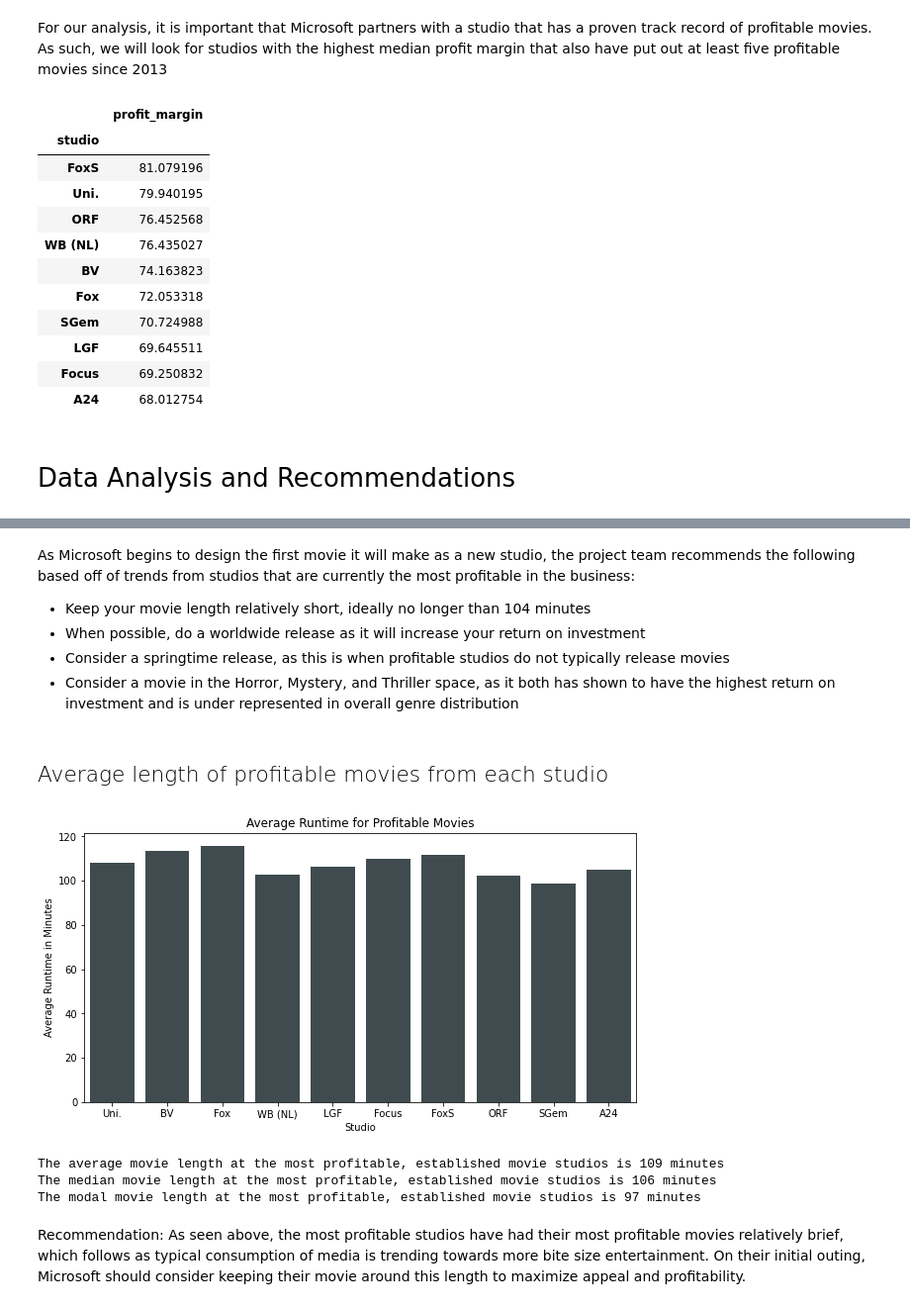
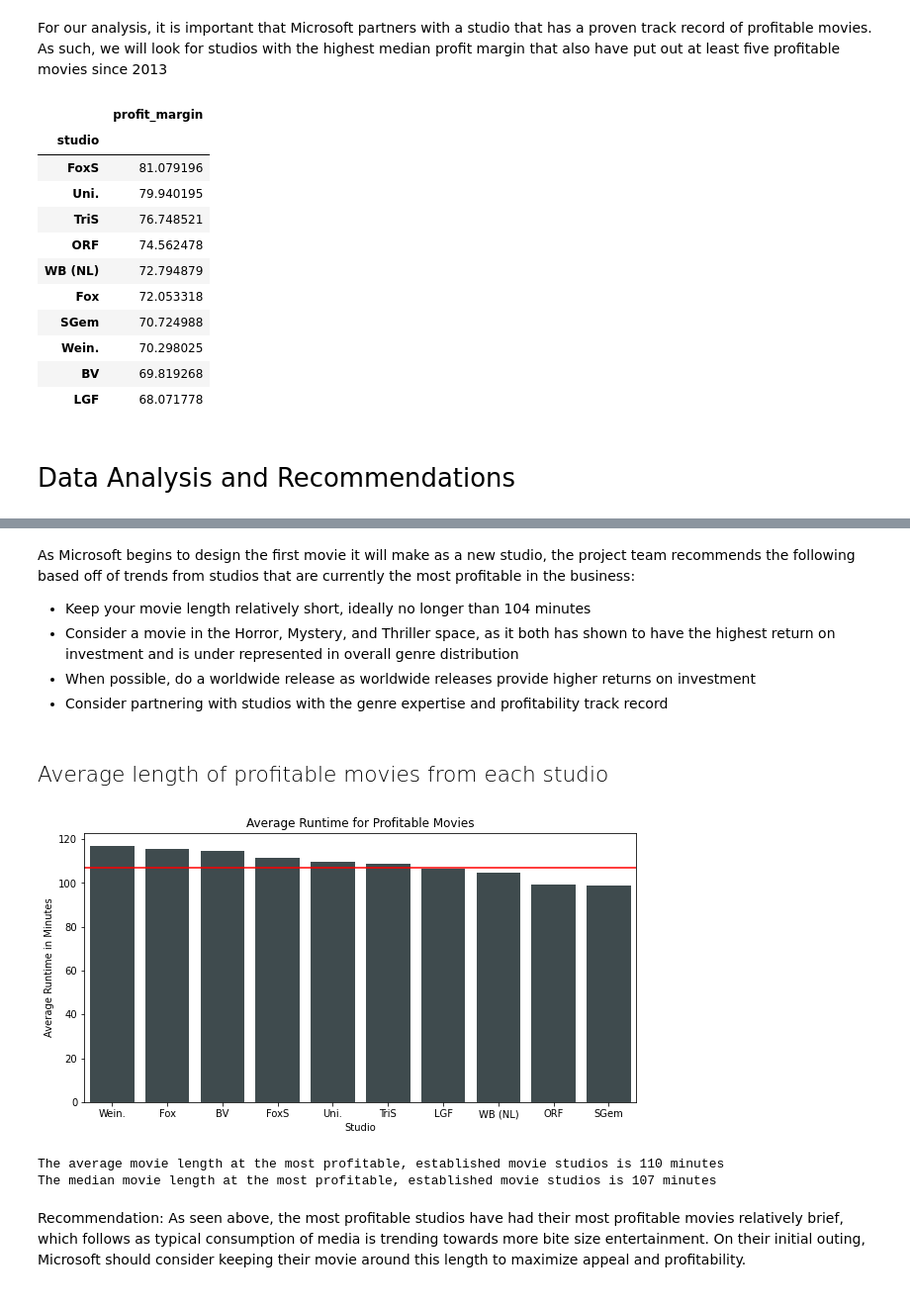
Before and after one commit to mooreaz92/Phase-1-Project-Group-GRV, a Jupyter notebook: Movie Industry Margin Analysis by Budget Class.ipynb, the cells around one changed output, grey strips where cells are left out. Shown at 99% size. Saved outputs shown, nothing was run; the diff lists cells and outputs as text; code cells hidden in the pictures.

```diff
--- a/Movie Industry Margin Analysis by Budget Class.ipynb
+++ b/Movie Industry Margin Analysis by Budget Class.ipynb
@@ -130,14 +125,17 @@ df_budgets['profit_margin'] = (df_budgets['profit'] / df_budgets['worldwide_gros
 ### Converting 'year' back into a numeric value
 df_budgets['year'] = df_budgets['year'].map(int)
 
+### Creation of 'international gross' column
+df_budgets['international_gross'] = df_budgets['worldwide_gross'] - df_budgets['domestic_gross']
+
 ### Adding in a 'budget_tier' column to classify each production budget value
 budget_tier = []
 for row in df_budgets['production_budget']:
-    if row < 10000000 :    budget_tier.append('very-low budget')
-    elif row < 30000000:   budget_tier.append('low budget')
-    elif row < 50000000:  budget_tier.append('middle budget')
-    elif row < 70000000:  budget_tier.append('high budget')
-    else: budget_tier.append('super-high budget')
+    if row < 10000000 :    budget_tier.append('Very-Low Budget')
+    elif row < 30000000:   budget_tier.append('Low Budget')
+    elif row < 50000000:  budget_tier.append('Middle Budget')
+    elif row < 70000000:  budget_tier.append('High Budget')
+    else: budget_tier.append('Super-High Budget')
 
 df_budgets['budget_tier'] = budget_tier
 # %% [markdown]
@@ -218,0 +206,5 @@ df_half_merge = df_films_studio_profitable.merge(df_movie_basics, how="left", on
+# %%
+### To check for indexes of duplicate values
+index_to_delete = df_half_merge[df_half_merge.duplicated(['movie_and_year'], keep=False)].index
+print(f"There are {len(index_to_delete)} duplicate entries on movie_and_year to delete")
+print(f"Currently there are {len(df_half_merge.index)} records in the dataframe")
@@ -218,0 +218,3 @@ df_half_merge = df_films_studio_profitable.merge(df_movie_basics, how="left", on
+# %%
+df_full_merge = df_half_merge.drop(index_to_delete)
+print(f"Records after deletion of duplicates: {len(df_full_merge.index)}")
@@ -224,7 +230,7 @@ import numpy as np
 For our analysis, it is important that Microsoft partners with a studio that has a proven track record of profitable movies. As such, we will look for studios with the highest median profit margin that also have put out at least five profitable movies since 2013
 # %%
 ### Removes studios with less than five movies:
-df_established = df_half_merge.groupby("studio").filter(lambda x: len(x) > 5)
+df_established = df_full_merge.groupby("studio").filter(lambda x: len(x) > 5)
 
 ### Creates a pivot table by studio and calculates median profit margin for their profitable films
 pivot = pd.pivot_table(df_established, values='profit_margin', index='studio', aggfunc=np.median)
@@ -245,14 +251,14 @@ pivot.sort_values(by='profit_margin', ascending=False).head(10)
 | studio |  |
 | FoxS | 81.079196 |
 | Uni. | 79.940195 |
-| ORF | 76.452568 |
-| WB (NL) | 76.435027 |
-| BV | 74.163823 |
+| TriS | 76.748521 |
+| ORF | 74.562478 |
+| WB (NL) | 72.794879 |
 | Fox | 72.053318 |
 | SGem | 70.724988 |
-| LGF | 69.645511 |
-| Focus | 69.250832 |
-| A24 | 68.012754 |
+| Wein. | 70.298025 |
+| BV | 69.819268 |
+| LGF | 68.071778 |
 # %% [markdown]
 <h1 style="font-weight: normal">Data Analysis and Recommendations</h1>
 # %% [markdown]
@@ -270,25 +276,30 @@ import seaborn as sns
 As Microsoft begins to design the first movie it will make as a new studio, the project team recommends the following based off of trends from studios that are currently the most profitable in the business:
 
 - Keep your movie length relatively short, ideally no longer than 104 minutes
-- When possible, do a worldwide release as it will increase your return on investment
-- Consider a springtime release, as this is when profitable studios do not typically release movies
 - Consider a movie in the Horror, Mystery, and Thriller space, as it both has shown to have the highest return on investment and is under represented in overall genre distribution
+- When possible, do a worldwide release as worldwide releases provide higher returns on investment
+- Consider partnering with studios with the genre expertise and profitability track record
 # %% [markdown]
 <h2 style="font-weight: 100">Average length of profitable movies from each studio</h2>
 # %%
+### Using Seaborn to visualize average runtime per studio, and charting the mean
 plt.figure(figsize=(10, 5))
-ax = sns.barplot(x='studio', y='runtime_minutes', data=df, color='#3c4c51', ci=None)
+plot_order = df.groupby('studio')['runtime_minutes'].mean().sort_values(ascending=False).index.values
+ax = sns.barplot(x='studio', y='runtime_minutes', data=df, color='#3c4c51', ci=None, order=plot_order)
 ax.set(xlabel = "Studio", ylabel = "Average Runtime in Minutes", title = "Average Runtime for Profitable Movies")
+plt.axhline(df['runtime_minutes'].median(), label ='Mean Runtime', color ='red')
+
+### Displaying figure
 plt.show()
 
+
+### Printing som high level statistical data
 print(f"The average movie length at the most profitable, established movie studios is {int(df['runtime_minutes'].mean())} minutes ")
 print(f"The median movie length at the most profitable, established movie studios is {int(df['runtime_minutes'].median())} minutes ")
-print(f"The modal movie length at the most profitable, established movie studios is {int(df['runtime_minutes'].mode())} minutes ")
 # %% [output]
-[figure, old version]
+[figure, new version]
-The average movie length at the most profitable, established movie studios is 109 minutes
-The median movie length at the most profitable, established movie studios is 106 minutes
-The modal movie length at the most profitable, established movie studios is 97 minutes
+The average movie length at the most profitable, established movie studios is 110 minutes
+The median movie length at the most profitable, established movie studios is 107 minutes
 # %% [markdown]
 Recommendation: As seen above, the most profitable studios have had their most profitable movies relatively brief, which follows as typical consumption of media is trending towards more bite size entertainment. On their initial outing, Microsoft should consider keeping their movie around this length to maximize appeal and profitability.
 # %% [markdown]
```
Also changed, not shown: parts of 28 cells of this notebook, 41 other files.
